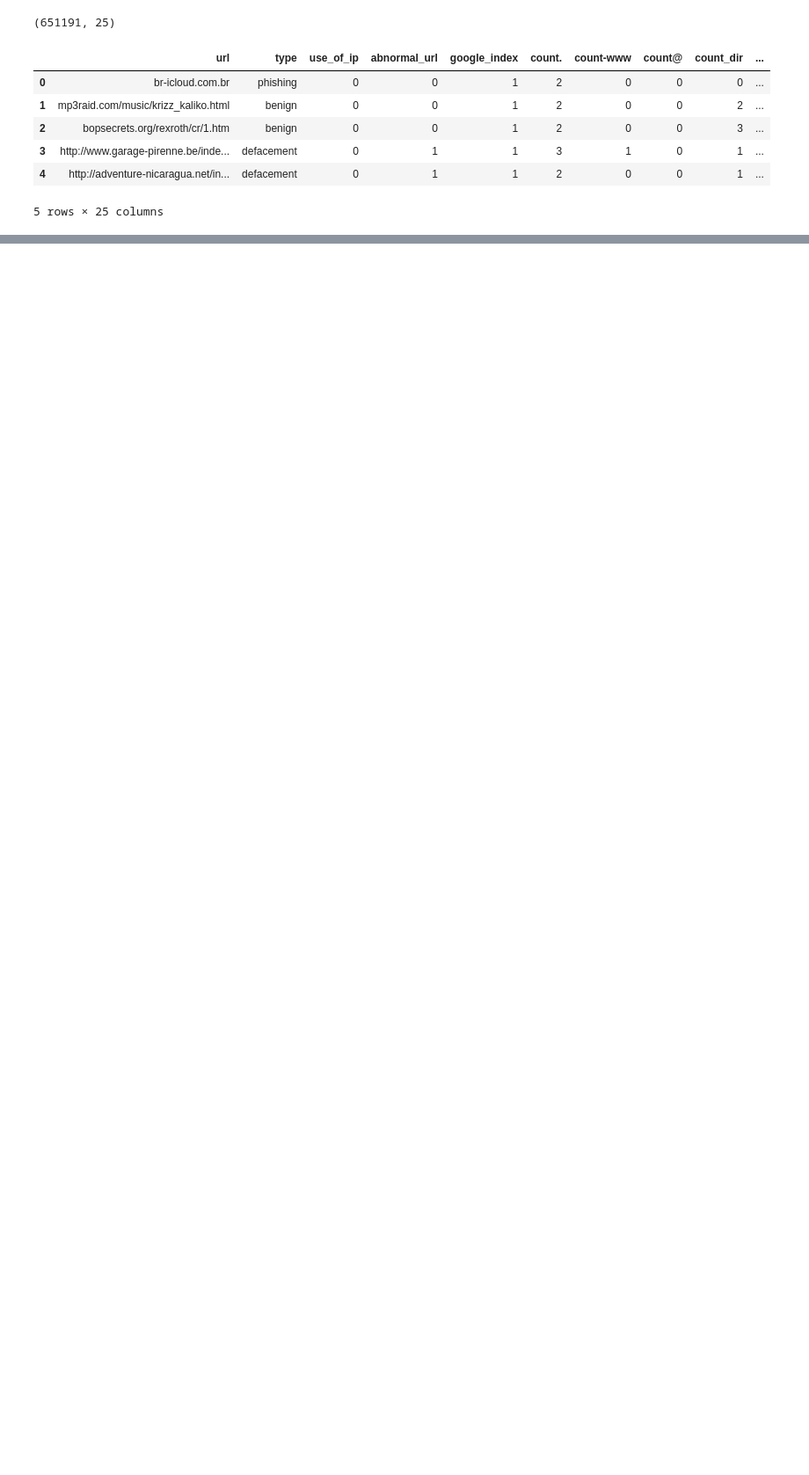
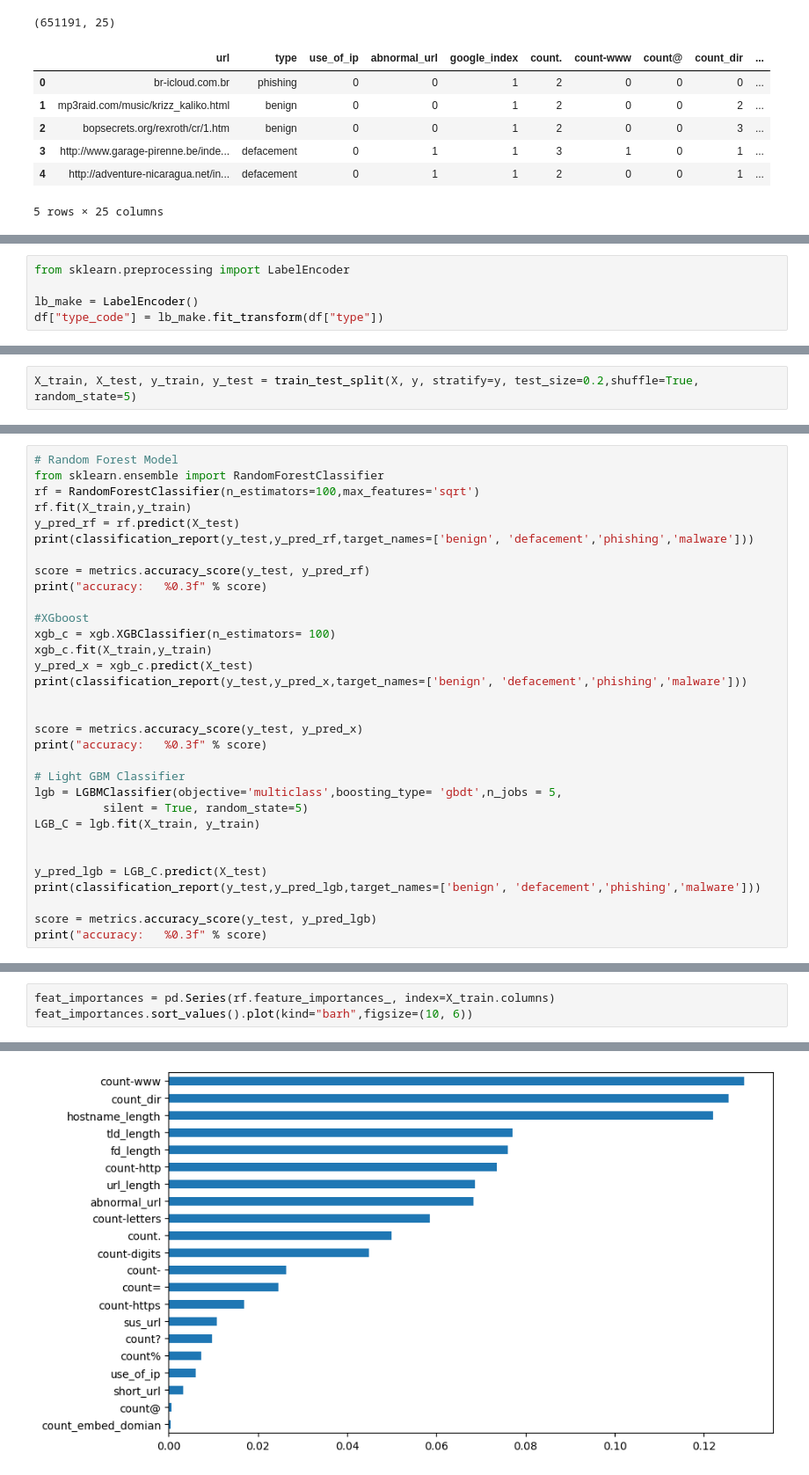
Before and after one commit to aamirigithub/AI4Cyber, a Jupyter notebook: AI4Cyber_Phishing.ipynb, the cells around one changed output, grey strips where cells are left out. Shown at 88% size. Cells and saved outputs as stored; diff of their text form; blank space fills up the shorter version.

```diff
--- a/AI4Cyber_Phishing.ipynb
+++ b/AI4Cyber_Phishing.ipynb
@@ -241,0 +235,5 @@ df.head()
+# %%
+from sklearn.preprocessing import LabelEncoder
+
+lb_make = LabelEncoder()
+df["type_code"] = lb_make.fit_transform(df["type"])
@@ -241,0 +253,2 @@ df.head()
+# %%
+X_train, X_test, y_train, y_test = train_test_split(X, y, stratify=y, test_size=0.2,shuffle=True, random_state=5)
@@ -241,0 +257,32 @@ df.head()
+# %%
+# Random Forest Model
+from sklearn.ensemble import RandomForestClassifier
+rf = RandomForestClassifier(n_estimators=100,max_features='sqrt')
+rf.fit(X_train,y_train)
+y_pred_rf = rf.predict(X_test)
+print(classification_report(y_test,y_pred_rf,target_names=['benign', 'defacement','phishing','malware']))
+
+score = metrics.accuracy_score(y_test, y_pred_rf)
+print("accuracy:   %0.3f" % score)
+
+#XGboost
+xgb_c = xgb.XGBClassifier(n_estimators= 100)
+xgb_c.fit(X_train,y_train)
+y_pred_x = xgb_c.predict(X_test)
+print(classification_report(y_test,y_pred_x,target_names=['benign', 'defacement','phishing','malware']))
+
+
+score = metrics.accuracy_score(y_test, y_pred_x)
+print("accuracy:   %0.3f" % score)
+
+# Light GBM Classifier
+lgb = LGBMClassifier(objective='multiclass',boosting_type= 'gbdt',n_jobs = 5,
+          silent = True, random_state=5)
+LGB_C = lgb.fit(X_train, y_train)
+
+
+y_pred_lgb = LGB_C.predict(X_test)
+print(classification_report(y_test,y_pred_lgb,target_names=['benign', 'defacement','phishing','malware']))
+
+score = metrics.accuracy_score(y_test, y_pred_lgb)
+print("accuracy:   %0.3f" % score)
@@ -241,0 +321,4 @@ df.head()
+# %%
+feat_importances = pd.Series(rf.feature_importances_, index=X_train.columns)
+feat_importances.sort_values().plot(kind="barh",figsize=(10, 6))
+# %% [output]
@@ -241,0 +326 @@ df.head()
+[figure, added]
```
Also changed, not shown: parts of 15 cells of this notebook.
